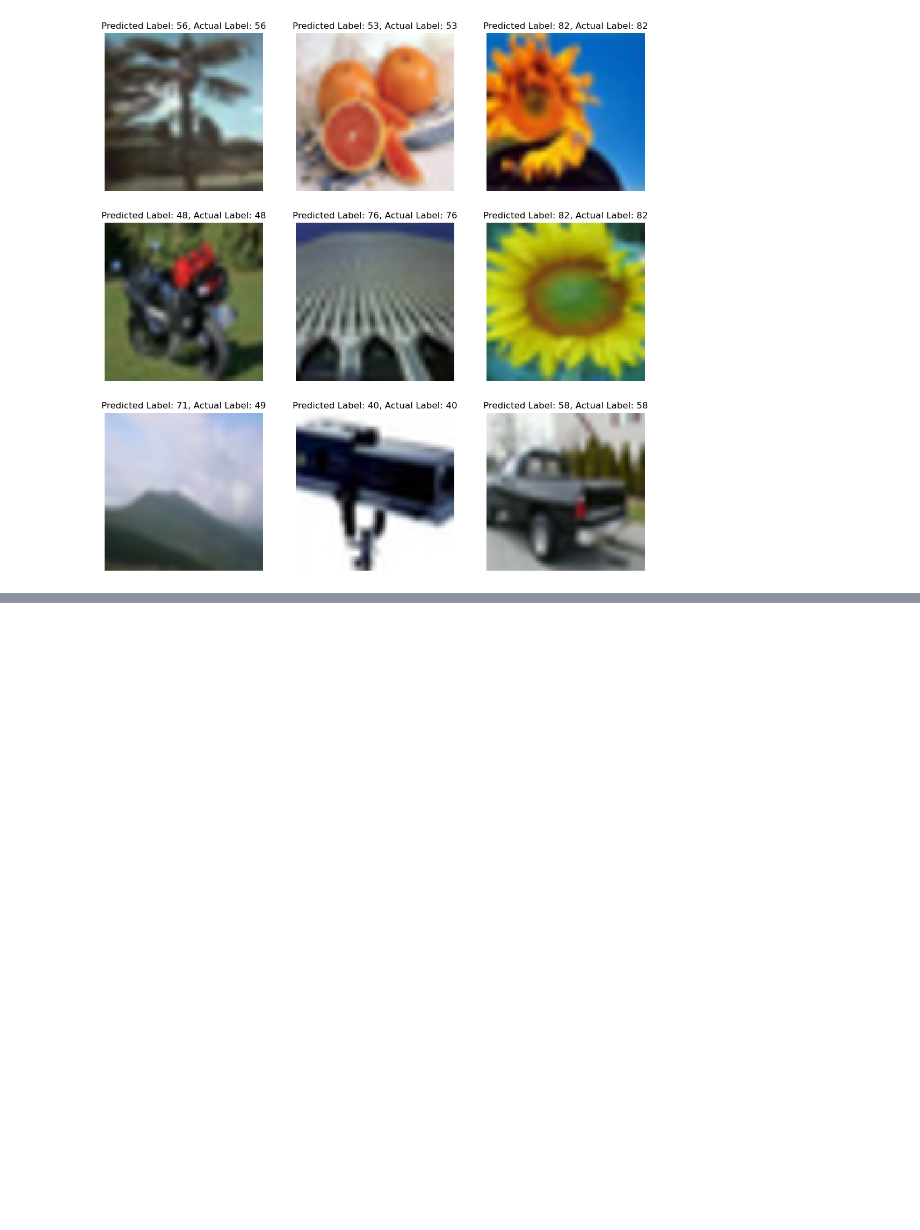
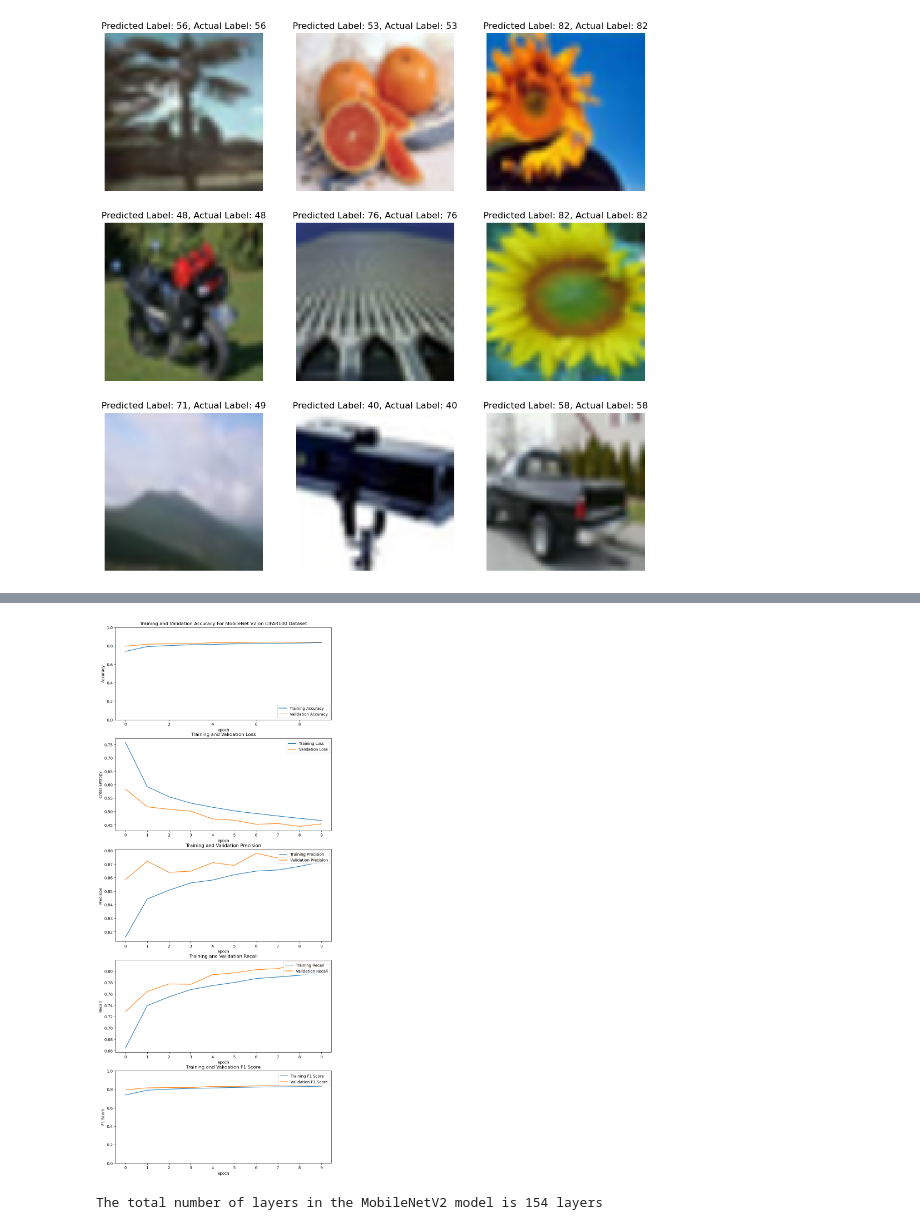
Before and after one commit to nikopedraza/EGCP597-AI-ML-on-Hardware, a Jupyter notebook: Assignment1_AdamTorek.ipynb, the cells around one changed output, grey strips where cells are left out. Drawn from its saved outputs; the diff is of its cells as text; code cells hidden in the pictures; blank space fills up the shorter version.

```diff
--- a/Assignment1_AdamTorek.ipynb
+++ b/Assignment1_AdamTorek.ipynb
@@ -614,0 +679,5 @@ Clipping input data to the valid range for imshow with RGB data ([0..1] for floa
+# %%
+# Create training, validation, and testing data loaders from Fashion-MNIST's training, validation, and testing splits
+training_dataset_fashion = tf.data.Dataset.from_tensor_slices((x_train_fashion, keras.utils.to_categorical(y_train_fashion))).batch(batch_size=global_batch_size)
+validation_dataset_fashion = tf.data.Dataset.from_tensor_slices((x_validation_fashion, keras.utils.to_categorical(y_validation_fashion))).batch(batch_size=global_batch_size)
+test_dataset_fashion = tf.data.Dataset.from_tensor_slices((X_test_fashion, keras.utils.to_categorical(Y_test_fashion))).batch(batch_size=global_batch_size)
@@ -614,0 +686,3 @@ Clipping input data to the valid range for imshow with RGB data ([0..1] for floa
+# %%
+# Build a MobileNet V2 model for the Fashion MNIST dataset
+fashion_model = build_mobilenet_model(x_train_fashion, y_train_fashion)
@@ -614,0 +709,19 @@ Clipping input data to the valid range for imshow with RGB data ([0..1] for floa
+# %%
+# Set the learning rate, optimizer, loss function, and evaluation metrics for the model
+fashion_model.compile(optimizer=keras.optimizers.Adam(learning_rate=base_learning_rate),
+              loss=keras.losses.CategoricalCrossentropy(),
+              metrics=[keras.metrics.CategoricalAccuracy(name="accuracy"),
+                       keras.metrics.Recall(name="recall"),
+                       keras.metrics.Precision(name="precision"),
+                       keras.metrics.F1Score(name="f1_score", average="weighted")])
+# %%
+# Train MobileNet for 10 epochs total with the Fashion-MNIST training images
+# and use the validation dataset to evaluate MobileNet's training progress
+# after each epoch with accuracy, precision, recall, and f1_score. The early stopping
+# callback prevents the current model from being trained if the validation
+# accuracy no longer improves by much.
+training_epochs = 10
+fashion_history = fashion_model.fit(training_dataset_fashion,
+                    epochs=training_epochs,
+                    validation_data=validation_dataset_fashion,
+                    callbacks=[keras.callbacks.EarlyStopping(monitor="val_accuracy", patience=5)])
@@ -614,0 +749,20 @@ Clipping input data to the valid range for imshow with RGB data ([0..1] for floa
+# %%
+# Plot the validation and training accuracy and loss of MobileNetV2 across all training epochs
+graph_accuracy_loss(history=fashion_history, total_epochs=training_epochs, fine_tune_history=None)
+# %% [output]
+[figure, added]
+# %%
+# Set the entire model to be trainable
+base_mobilenet.trainable = True
+
+# Print the number of layers inside the mobilenet V2 model
+print("The total number of layers in the MobileNetV2 model is " + str(len(base_mobilenet.layers)) + " layers")
+
+# any layer below this layer will remain frozen during fine tuning
+fine_tune_threshold = 100
+
+# Freeze all layers in MobileNet below the layers we want to train
+for layer in base_mobilenet.layers[:fine_tune_threshold]:
+    layer.trainable = False
+# %% [output]
+The total number of layers in the MobileNetV2 model is 154 layers
```
Also changed, not shown: parts of 31 cells of this notebook.
